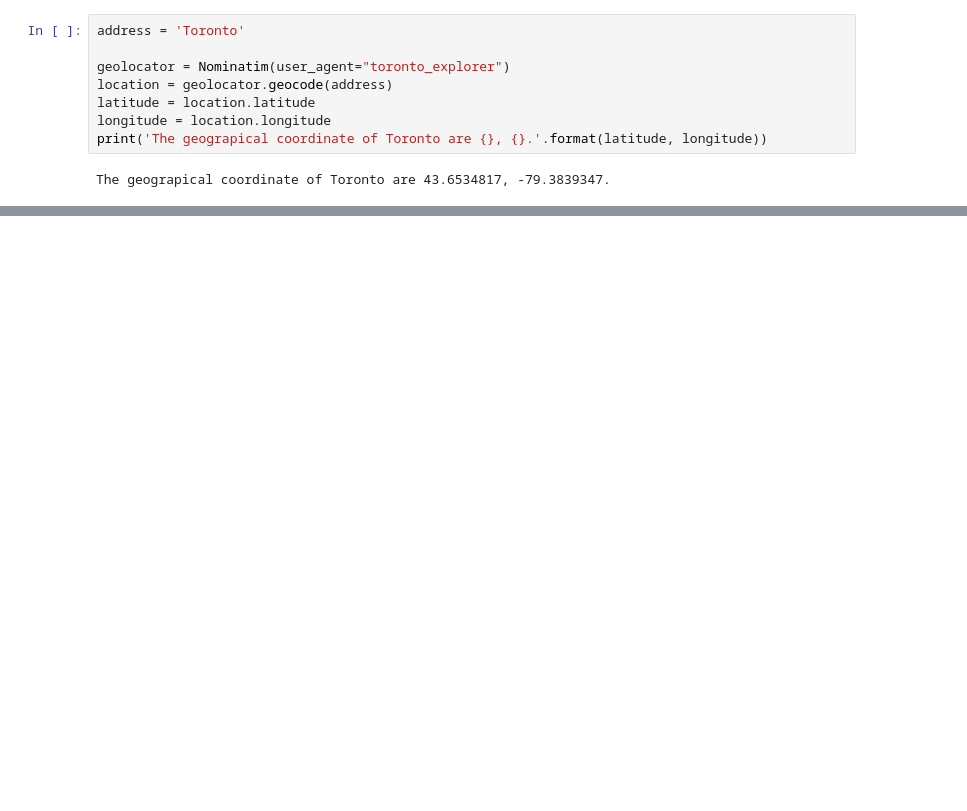
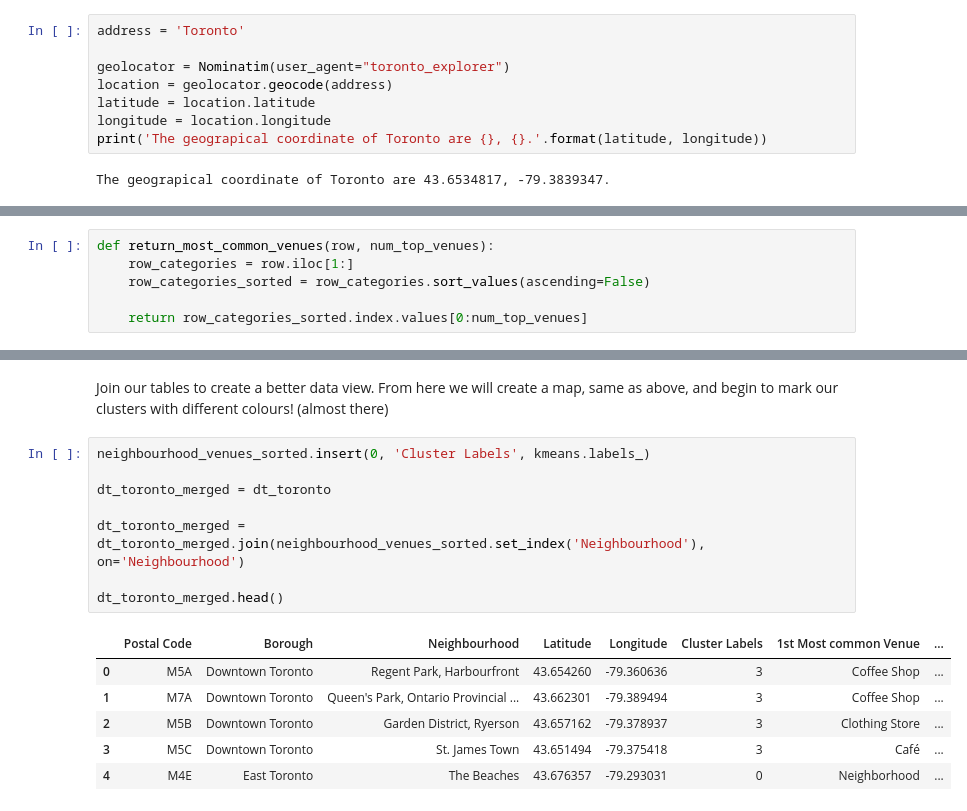
Before and after one commit to Kevin-Masterson/Coursera_Capstone, a Jupyter notebook: Segmenting and Clustering Neighborhoods in Toronto.ipynb, the cells around one changed output, grey strips where cells are left out. Drawn from its saved outputs; the diff is of its cells as text; blank space fills up the shorter version.

```diff
--- a/Segmenting and Clustering Neighborhoods in Toronto.ipynb
+++ b/Segmenting and Clustering Neighborhoods in Toronto.ipynb
@@ -239,0 +566,6 @@ toronto_center
+# %%
+def return_most_common_venues(row, num_top_venues):
+    row_categories = row.iloc[1:]
+    row_categories_sorted = row_categories.sort_values(ascending=False)
+
+    return row_categories_sorted.index.values[0:num_top_venues]
@@ -239,0 +623,17 @@ toronto_center
+# %% [markdown]
+Join our tables to create a better data view. From here we will create a map, same as above, and begin to mark our clusters with different colours! (almost there)
+# %%
+neighbourhood_venues_sorted.insert(0, 'Cluster Labels', kmeans.labels_)
+
+dt_toronto_merged = dt_toronto
+
+dt_toronto_merged = dt_toronto_merged.join(neighbourhood_venues_sorted.set_index('Neighbourhood'), on='Neighbourhood')
+
+dt_toronto_merged.head()
+# %% [output]
+|  | Postal Code | Borough | Neighbourhood | Latitude | Longitude | Cluster Labels | 1st Most common Venue | ... |
+| 0 | M5A | Downtown Toronto | Regent Park, Harbourfront | 43.654260 | -79.360636 | 3 | Coffee Shop | ... |
+| 1 | M7A | Downtown Toronto | Queen's Park, Ontario Provincial ... | 43.662301 | -79.389494 | 3 | Coffee Shop | ... |
+| 2 | M5B | Downtown Toronto | Garden District, Ryerson | 43.657162 | -79.378937 | 3 | Clothing Store | ... |
+| 3 | M5C | Downtown Toronto | St. James Town | 43.651494 | -79.375418 | 3 | Café | ... |
+| 4 | M4E | East Toronto | The Beaches | 43.676357 | -79.293031 | 0 | Neighborhood | ... |
```
Also changed, not shown: parts of 63 cells of this notebook.
